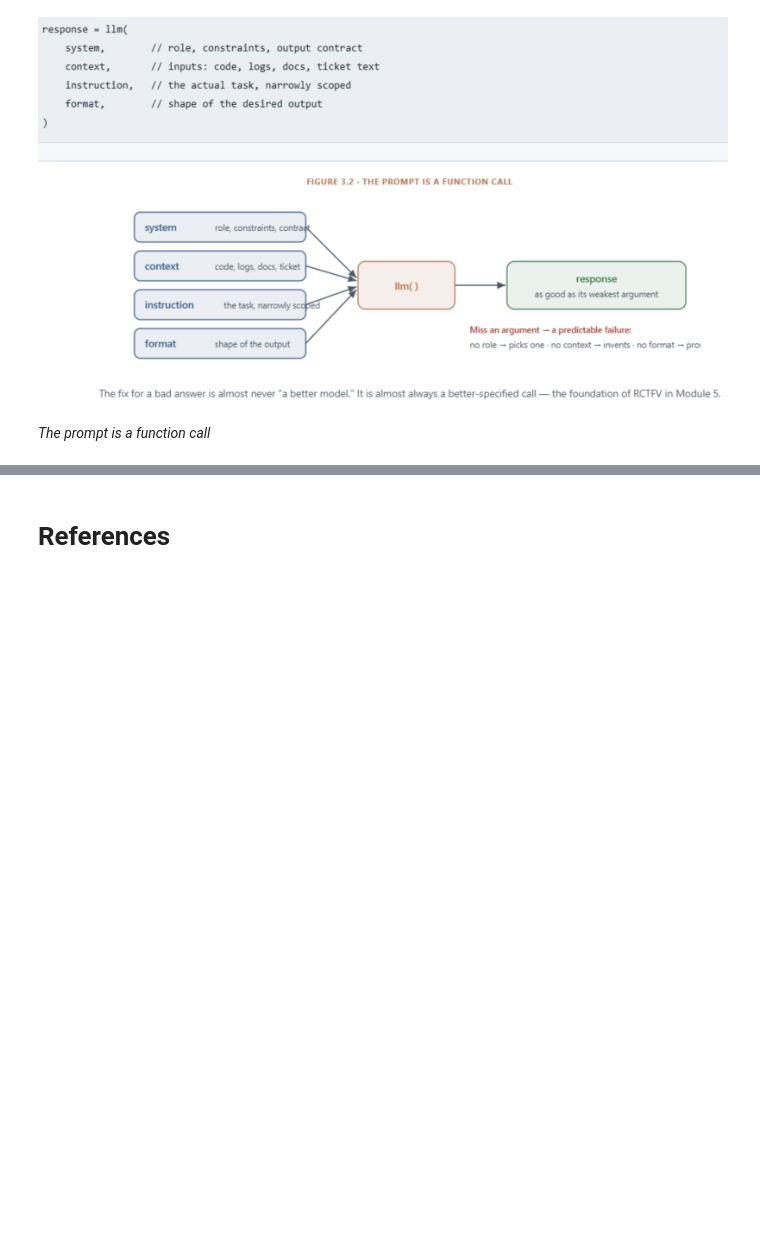
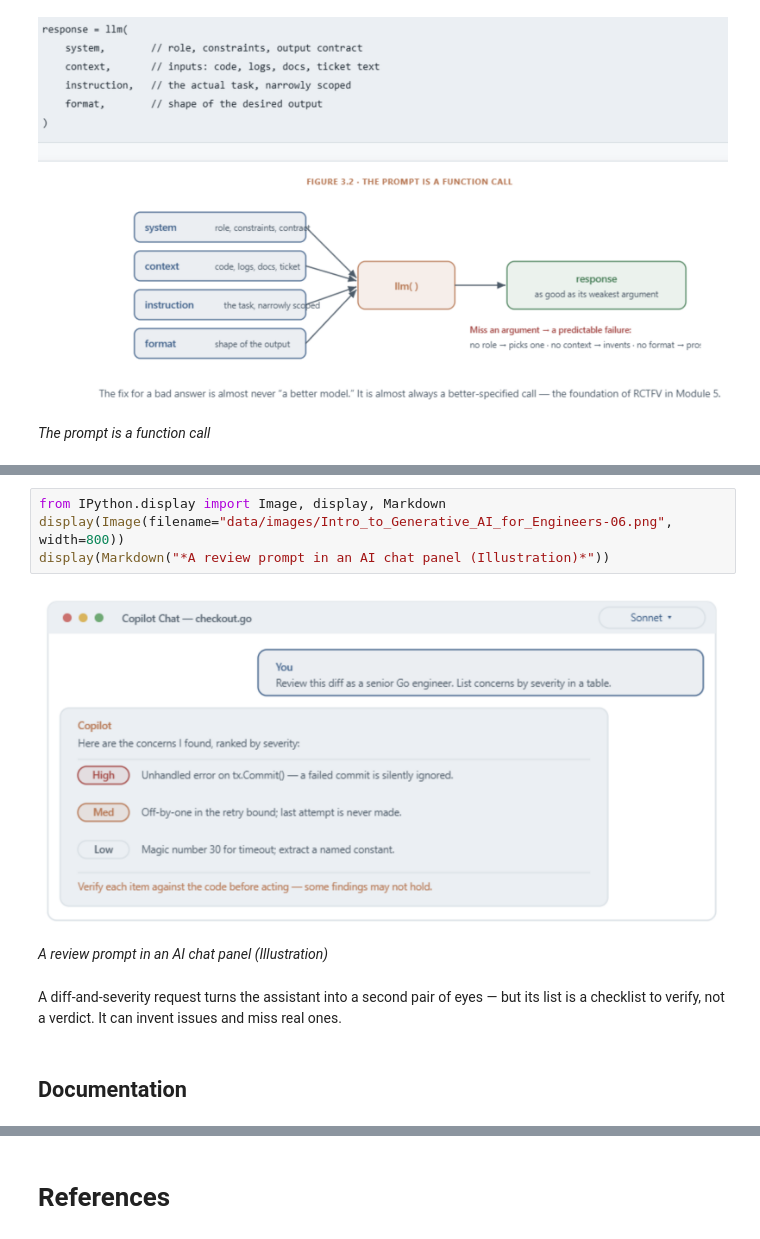
Before and after one commit to ancilcleetus/AI-Learning-Lab, a Jupyter notebook: Generative-AI/Intro-to-Generative-AI-for-Engineers/Intro_to_Generative_AI_for_Engineers.ipynb, the cells around one changed output, grey strips where cells are left out. Cells and saved outputs as stored; diff of their text form; blank space fills up the shorter version.

Commit message:
Added 'Engineering Use Cases' in Intro-to-Generative-AI-for-Engineers/Intro_to_Generative_AI_for_Engineers.ipynb

```diff
--- a/Generative-AI/Intro-to-Generative-AI-for-Engineers/Intro_to_Generative_AI_for_Engineers.ipynb
+++ b/Generative-AI/Intro-to-Generative-AI-for-Engineers/Intro_to_Generative_AI_for_Engineers.ipynb
@@ -262,0 +289,11 @@ display(Markdown("*The prompt is a function call*"))
+# %%
+from IPython.display import Image, display, Markdown
+display(Image(filename="data/images/Intro_to_Generative_AI_for_Engineers-06.png", width=800))
+display(Markdown("*A review prompt in an AI chat panel (Illustration)*"))
+# %% [output]
+[figure, added]
+*A review prompt in an AI chat panel (Illustration)*
+# %% [markdown]
+A diff-and-severity request turns the assistant into a second pair of eyes — but its list is a checklist to verify, not a verdict. It can invent issues and miss real ones.
+# %% [markdown]
+## Documentation
```
Also changed, not shown: parts of 13 cells of this notebook, 1 other file.
